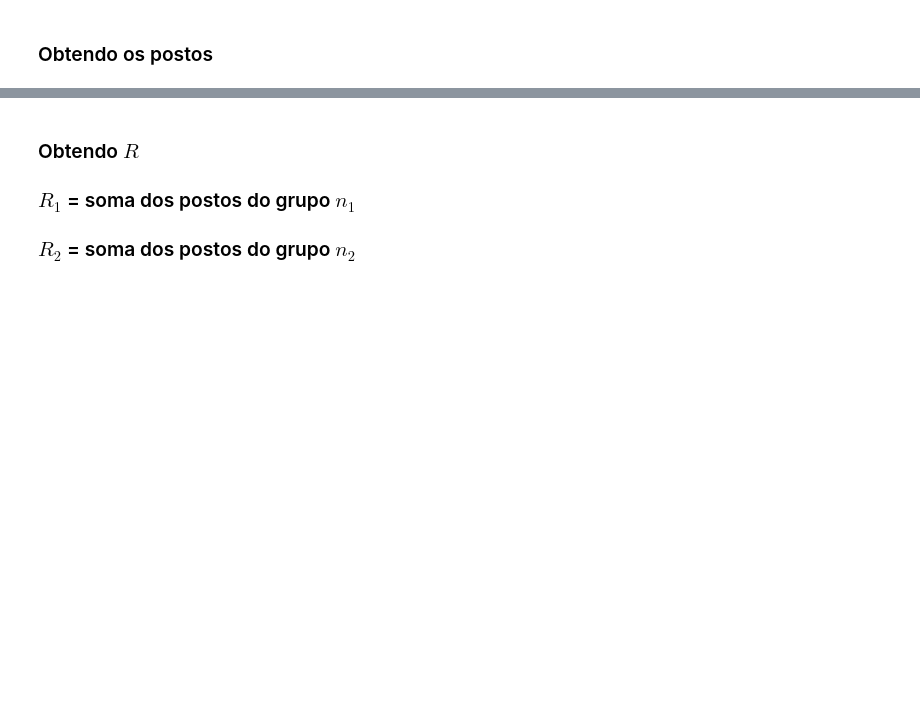
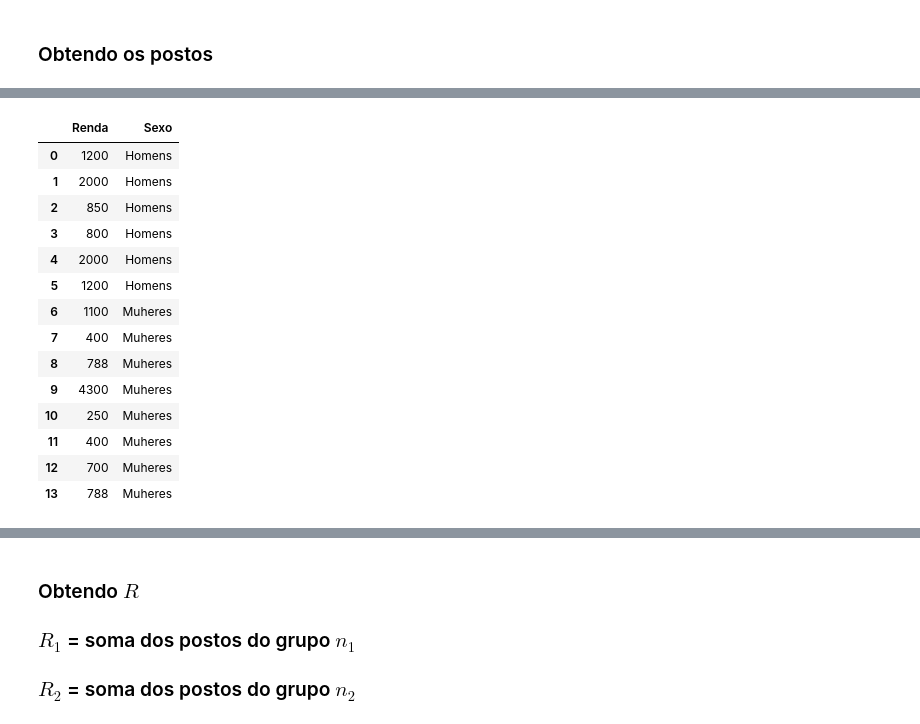
Before and after one commit to fcardosoo/Alura-008-Statistics-with-python-hypothesis-testing, a Jupyter notebook: Curso_de_Estatística_Parte_3.ipynb, the cells around one changed output, grey strips where cells are left out. Saved outputs shown, nothing was run; the diff lists cells and outputs as text; code cells hidden in the pictures; blank space fills up the shorter version.

```diff
--- a/Curso_de_Estatística_Parte_3.ipynb
+++ b/Curso_de_Estatística_Parte_3.ipynb
@@ -1444,0 +1471,20 @@ Onde
+# %%
+sexo = H.append(M)
+sexo.reset_index(inplace = True, drop = True)
+sexo
+# %% [output]
+|  | Renda | Sexo |
+| 0 | 1200 | Homens |
+| 1 | 2000 | Homens |
+| 2 | 850 | Homens |
+| 3 | 800 | Homens |
+| 4 | 2000 | Homens |
+| 5 | 1200 | Homens |
+| 6 | 1100 | Muheres |
+| 7 | 400 | Muheres |
+| 8 | 788 | Muheres |
+| 9 | 4300 | Muheres |
+| 10 | 250 | Muheres |
+| 11 | 400 | Muheres |
+| 12 | 700 | Muheres |
+| 13 | 788 | Muheres |
```
Also changed, not shown: parts of 6 cells of this notebook.
